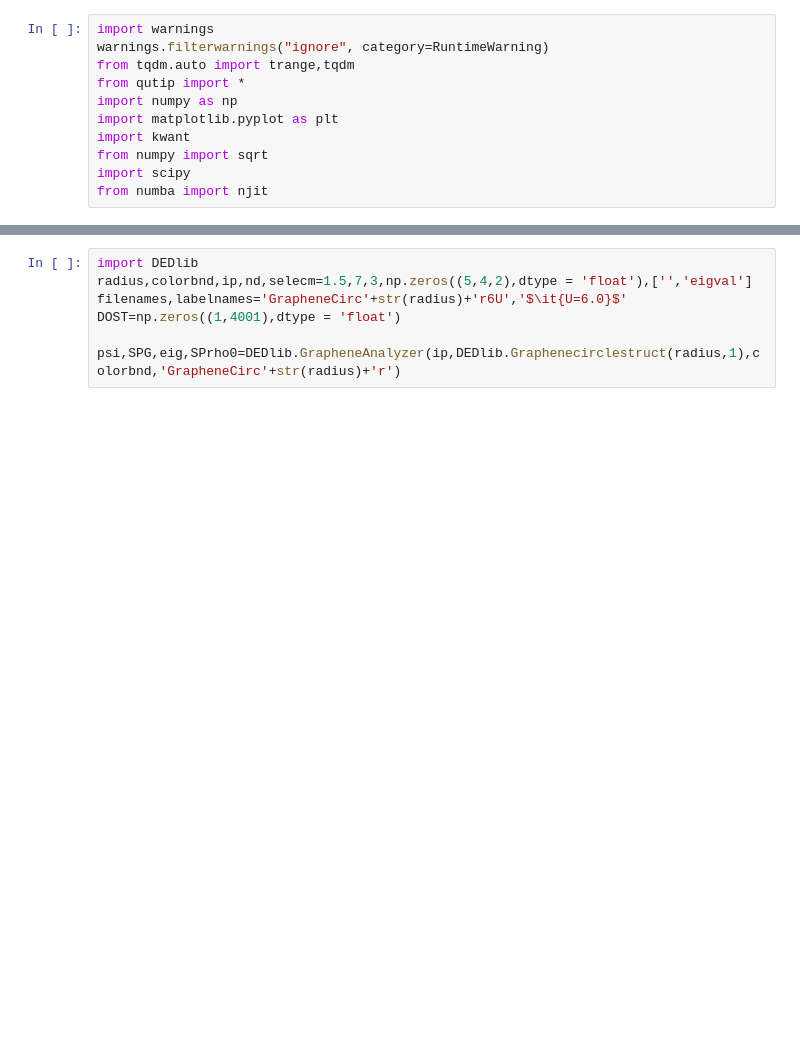
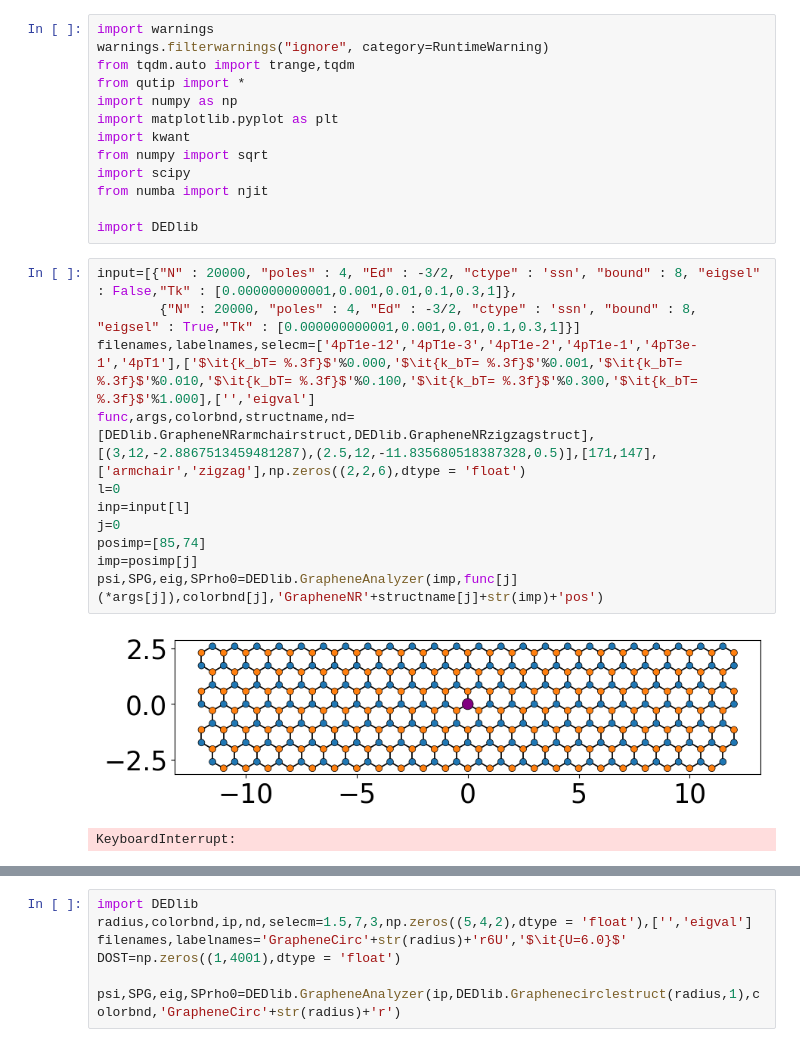
Before and after one commit to Paragon1997/Repository2023, a Jupyter notebook: Graph0Utestv2.ipynb, the cells around one changed output, grey strips where cells are left out. Drawn from its saved outputs; the diff is of its cells as text; blank space fills up the shorter version.

```diff
--- a/Graph0Utestv2.ipynb
+++ b/Graph0Utestv2.ipynb
@@ -9,3 +9,19 @@ import kwant
 from numpy import sqrt
 import scipy
 from numba import njit
+
+import DEDlib
+# %%
+input=[{"N" : 20000, "poles" : 4, "Ed" : -3/2, "ctype" : 'ssn', "bound" : 8, "eigsel" : False,"Tk" : [0.000000000001,0.001,0.01,0.1,0.3,1]},
+        {"N" : 20000, "poles" : 4, "Ed" : -3/2, "ctype" : 'ssn', "bound" : 8, "eigsel" : True,"Tk" : [0.000000000001,0.001,0.01,0.1,0.3,1]}]
+filenames,labelnames,selecm=['4pT1e-12','4pT1e-3','4pT1e-2','4pT1e-1','4pT3e-1','4pT1'],['$\it{k_bT= %.3f}$'%0.000,'$\it{k_bT= %.3f}$'%0.001,'$\it{k_bT= %.3f}$'%0.010,'$\it{k_bT= %.3f}$'%0.100,'$\it{k_bT= %.3f}$'%0.300,'$\it{k_bT= %.3f}$'%1.000],['','eigval']
+func,args,colorbnd,structname,nd=[DEDlib.GrapheneNRarmchairstruct,DEDlib.GrapheneNRzigzagstruct],[(3,12,-2.8867513459481287),(2.5,12,-11.835680518387328,0.5)],[171,147],['armchair','zigzag'],np.zeros((2,2,6),dtype = 'float')
+l=0
+inp=input[l]
+j=0
+posimp=[85,74]
+imp=posimp[j]
+psi,SPG,eig,SPrho0=DEDlib.GrapheneAnalyzer(imp,func[j](*args[j]),colorbnd[j],'GrapheneNR'+structname[j]+str(imp)+'pos')
+# %% [output]
+[figure, added]
+KeyboardInterrupt:
```
Also changed, not shown: parts of 12 cells of this notebook, 1 other file.
